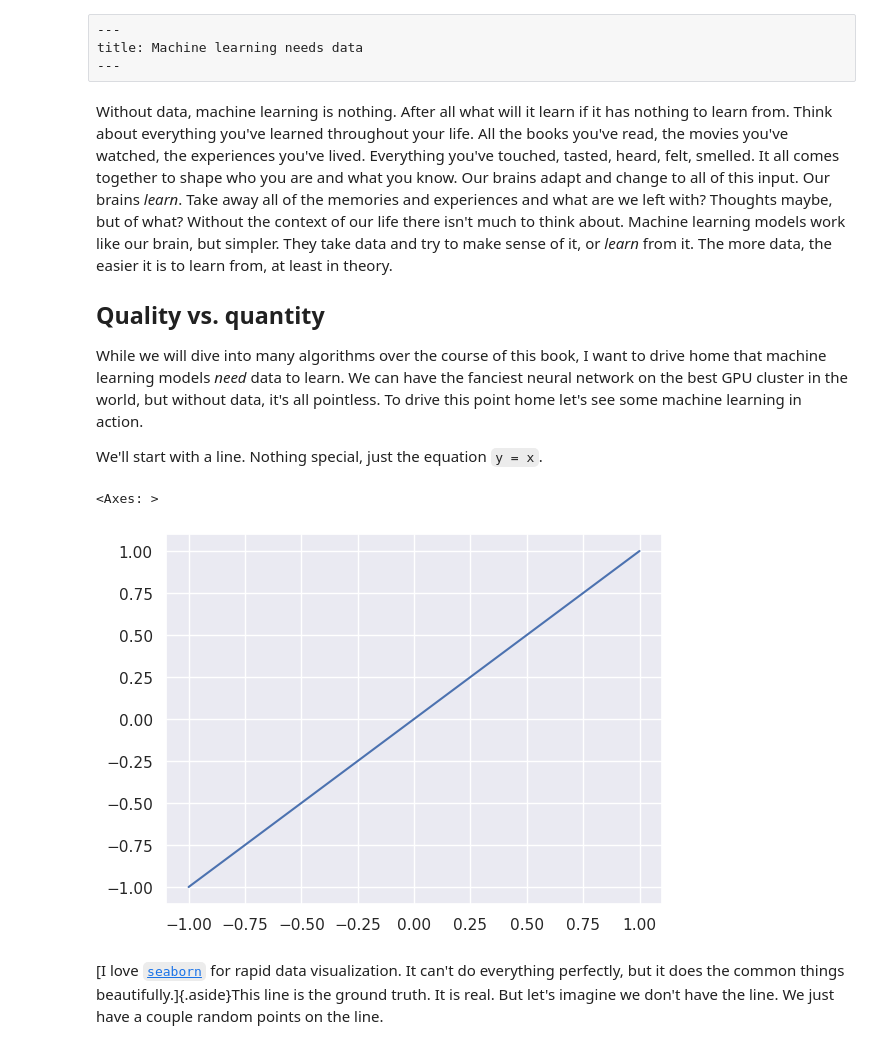
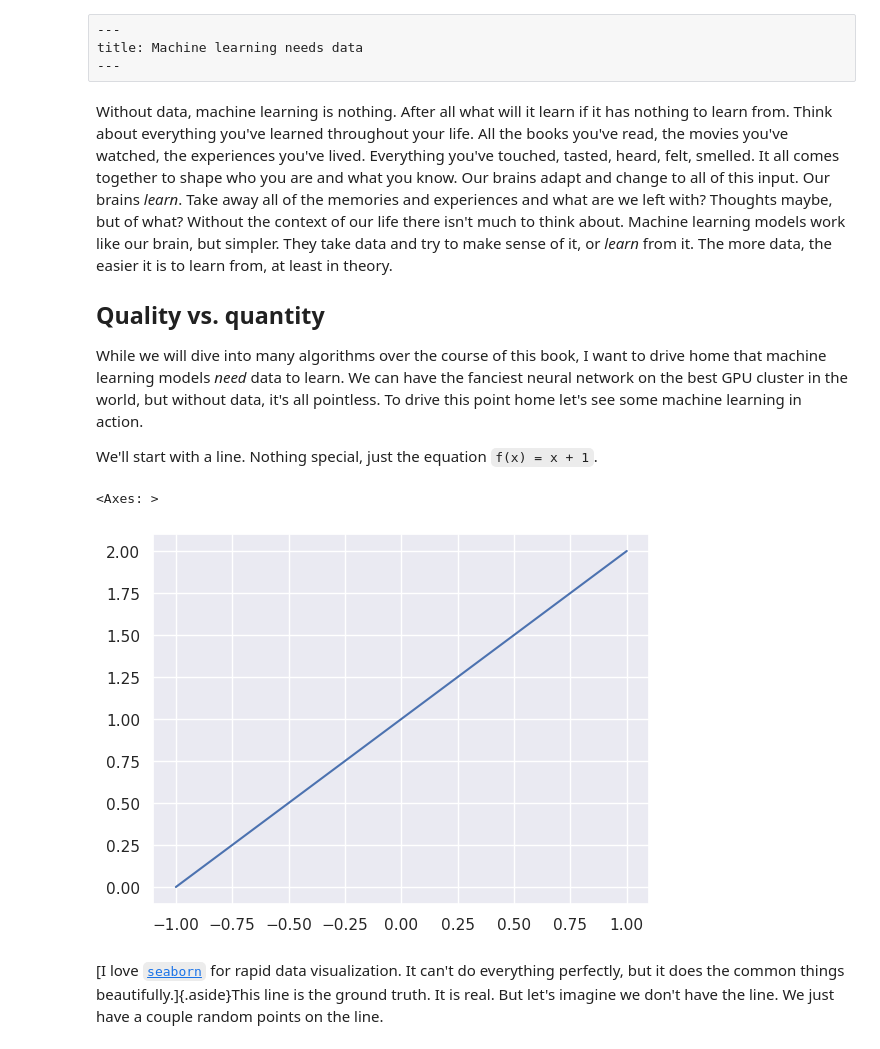
Before and after one commit to spenceforce/NLP-Simple-to-Spectacular, a Jupyter notebook: chapter/01_data/data.ipynb, the cells around one changed output. Drawn from its saved outputs; the diff is of its cells as text; code cells hidden in the pictures.

Commit message:
feat: update line example

```diff
--- a/chapter/01_data/data.ipynb
+++ b/chapter/01_data/data.ipynb
@@ -9,17 +9,25 @@ Without data, machine learning is nothing. After all what will it learn if it ha
 
 While we will dive into many algorithms over the course of this book, I want to drive home that machine learning models _need_ data to learn. We can have the fanciest neural network on the best GPU cluster in the world, but without data, it's all pointless. To drive this point home let's see some machine learning in action.
 
-We'll start with a line. Nothing special, just the equation `y = x`.
+We'll start with a line. Nothing special, just the equation `f(x) = x + 1`.
 # %%
-#| eval: false
+# | eval: false
 import seaborn as sns
-sns.set_theme(style='darkgrid')
 
-x = y = [-1, 1]
+sns.set_theme(style="darkgrid")
+
+
+def f(x):
+    """Function that applies `x + 1` to `x`."""
+    return x + 1
+
+
+x = [-1, 1]
+y = list(map(f, x))
 sns.lineplot(x=x, y=y)
 # %% [output]
 <Axes: >
-[figure, old version]
+[figure, new version]
 # %% [markdown]
 [I love [`seaborn`](https://seaborn.pydata.org/) for rapid data visualization. It can't do everything perfectly, but it does the common things beautifully.]{.aside}This line is the ground truth. It is real. But let's imagine we don't have the line. We just have a couple random points on the line.
 # %%
```
Also changed, not shown: parts of 36 cells of this notebook.
